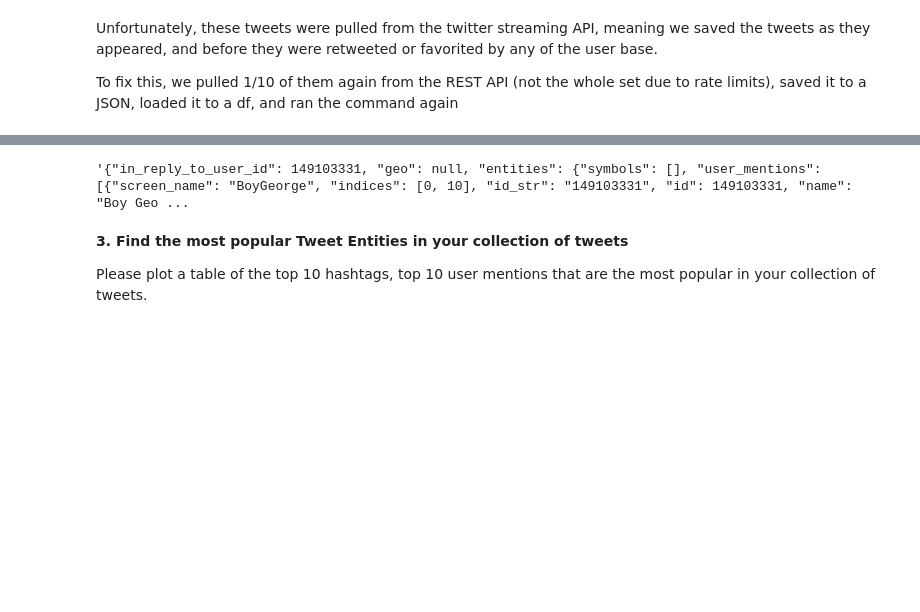
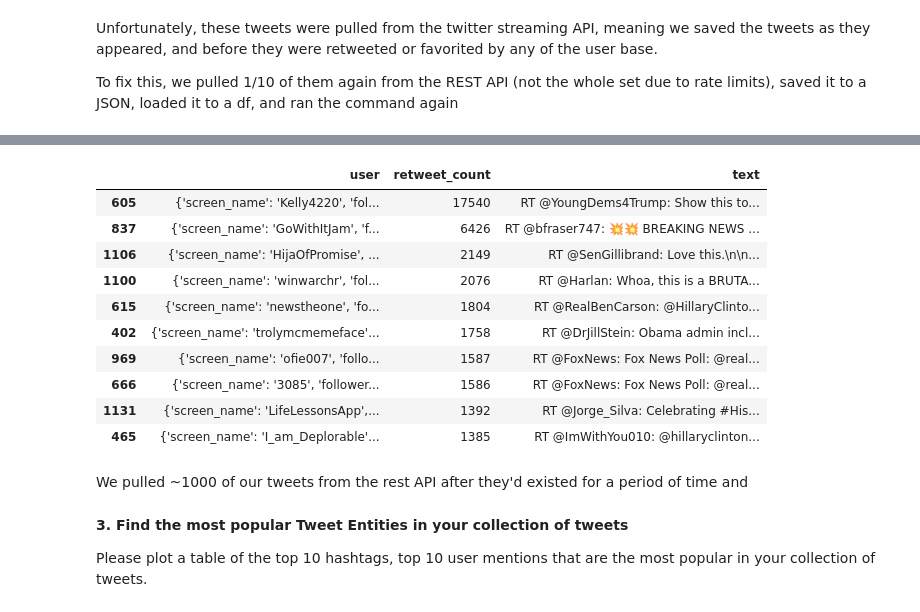
Before and after one commit to MBeaulieu22/casestudy1, a Jupyter notebook: CaseStudy1.ipynb, the cells around one changed output, grey strips where cells are left out. Drawn from its saved outputs; the diff is of its cells as text; code cells hidden in the pictures; blank space fills up the shorter version.

Commit message:
popular tweets added

```diff
--- a/CaseStudy1.ipynb
+++ b/CaseStudy1.ipynb
@@ -277,23 +277,3 @@ df.sort_values('retweet_count', ascending='False')[['retweet_count', 'text']][0:
 Unfortunately, these tweets were pulled from the twitter streaming API, meaning we saved the tweets as they appeared, and before they were retweeted or favorited by any of the user base.
 
 To fix this, we pulled 1/10 of them again from the REST API (not the whole set due to rate limits), saved it to a JSON, loaded it to a df, and ran the command again
-# %%
-import time
-import sys
-for i in range(df.shape[0]):
-    if i % 500 == 0:
-        print (i)
-
-    try:
-        status = api.statuses_lookup([df[i:i+1].id.values[0]])
-        if len(status) == 0:
-            continue
-        data = json.dumps(status[0]._json)
-        with open('data/update_hillary.json', 'a') as f:
-                f.write(data + '\n')
-    except:
-        print (sys.exc_info()[0])
-        time.sleep(910)
-        continue
-
-f.close()
@@ -313,10 +279,0 @@ KeyboardInterrupt:
-# %%
-tweets = []
-with open('data/update_hillary.json', 'r') as f:
-    split = f.read().split('\"in_reply_to_user_id\": ')[1:]
-dicts = [('{\"in_reply_to_user_id\": ' + e[:-2]) for e in split]
-# %%
-for d in dicts:
-    if d.find('extended_entities') != -1:
-        d = d[0:(d.find('extended_entities')-3)]
-    jsons.append(json.loads(d))
@@ -328,7 +280,26 @@ JSONDecodeError: Expecting value: line 1 column 3503 (char 3502)
-# %%
-dicts[0]
-# %% [output]
-'{"in_reply_to_user_id": 149103331, "geo": null, "entities": {"symbols": [], "user_mentions": [{"screen_name": "BoyGeorge", "indices": [0, 10], "id_str": "149103331", "id": 149103331, "name": "Boy Geo ...
+# %%
+lst = []
+with open('data/update_hillary.json', 'r') as f:
+    for line in f:
+        tweet = json.loads(line)
+        lst.append(tweet)
+new_df = pd.DataFrame(lst)
+# %%
+new_df.sort_values('retweet_count', ascending=False)[['user', 'retweet_count', 'text']][0:100].drop_duplicates('retweet_count')[0:10]
+# %% [output]
+|  | user | retweet_count | text |
+| 605 | {'screen_name': 'Kelly4220', 'fol... | 17540 | RT @YoungDems4Trump: Show this to... |
+| 837 | {'screen_name': 'GoWithItJam', 'f... | 6426 | RT @bfraser747: 💥💥 BREAKING NEWS ... |
+| 1106 | {'screen_name': 'HijaOfPromise', ... | 2149 | RT @SenGillibrand: Love this.\n\n... |
+| 1100 | {'screen_name': 'winwarchr', 'fol... | 2076 | RT @Harlan: Whoa, this is a BRUTA... |
+| 615 | {'screen_name': 'newstheone', 'fo... | 1804 | RT @RealBenCarson: @HillaryClinto... |
+| 402 | {'screen_name': 'trolymcmemeface'... | 1758 | RT @DrJillStein: Obama admin incl... |
+| 969 | {'screen_name': 'ofie007', 'follo... | 1587 | RT @FoxNews: Fox News Poll: @real... |
+| 666 | {'screen_name': '3085', 'follower... | 1586 | RT @FoxNews: Fox News Poll: @real... |
+| 1131 | {'screen_name': 'LifeLessonsApp',... | 1392 | RT @Jorge_Silva: Celebrating #His... |
+| 465 | {'screen_name': 'I_am_Deplorable'... | 1385 | RT @ImWithYou010: @hillaryclinton... |
+# %% [markdown]
+We pulled ~1000 of our tweets from the rest API after they'd existed for a period of time and
 # %% [markdown]
 **3. Find the most popular Tweet Entities in your collection of tweets**
 
```
Also changed, not shown: parts of 3 cells of this notebook.
